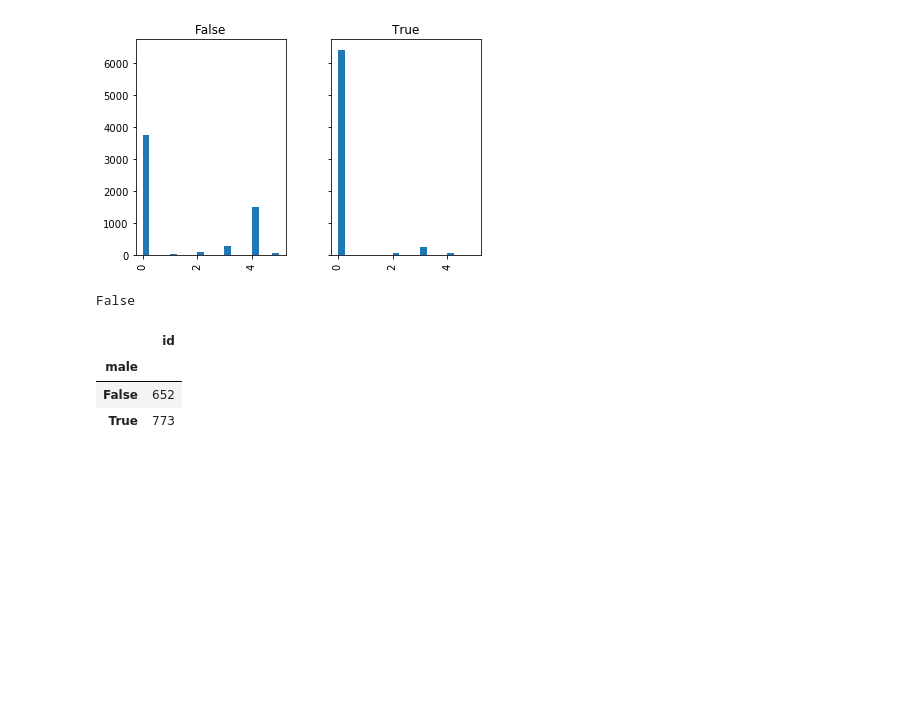
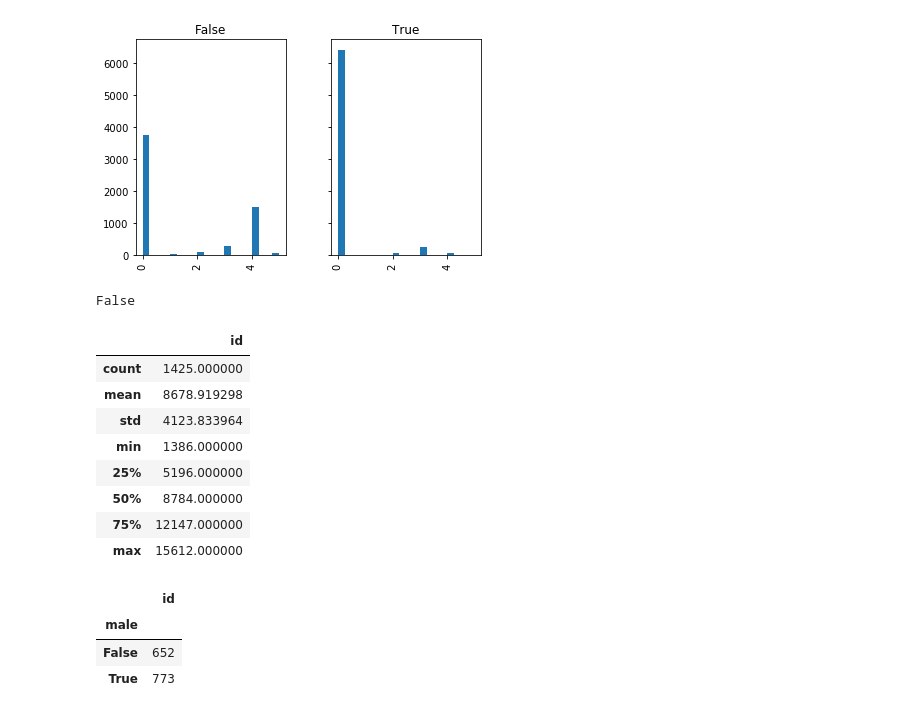
Before and after one commit to alxndrkalinin/boneage, a Jupyter notebook: notebooks/eda.ipynb, the cells around one changed output. Drawn from its saved outputs; the diff is of its cells as text; code cells hidden in the pictures; blank space fills up the shorter version.

```diff
--- a/notebooks/eda.ipynb
+++ b/notebooks/eda.ipynb
@@ -84,6 +84,18 @@ val = pd.read_csv('../data/dataset_data_file-validation-gender-fa677c87-bd0d-44a
 val['id'].duplicated().any()
 # %% [output]
 False
+# %%
+val.describe()
+# %% [output]
+|  | id |
+| count | 1425.000000 |
+| mean | 8678.919298 |
+| std | 4123.833964 |
+| min | 1386.000000 |
+| 25% | 5196.000000 |
+| 50% | 8784.000000 |
+| 75% | 12147.000000 |
+| max | 15612.000000 |
 # %%
 val.groupby('male').count()
 # %% [output]
```
Also changed, not shown: parts of 2 cells of this notebook, 3 other files.
